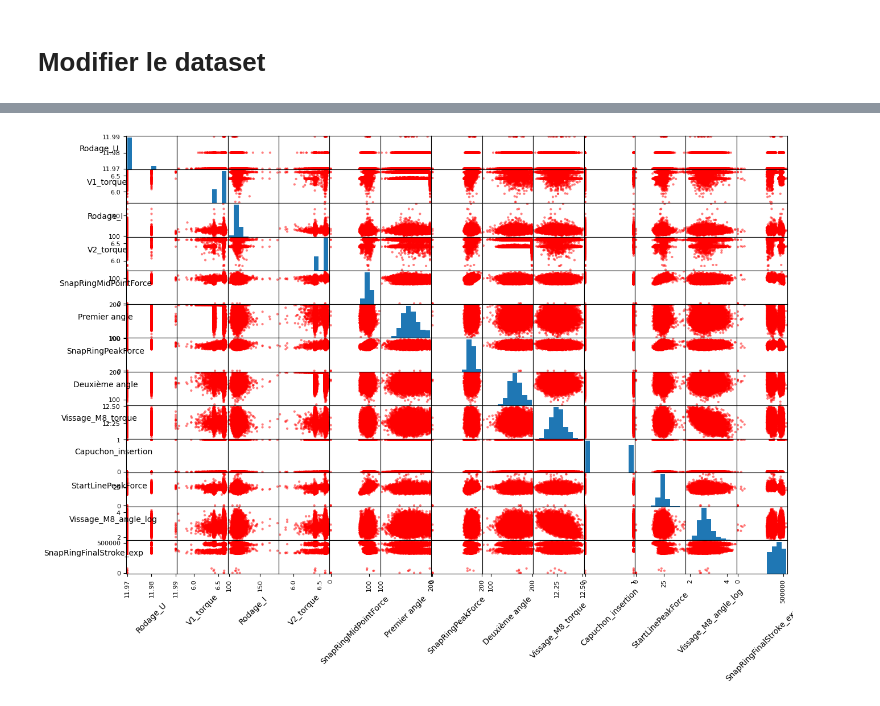
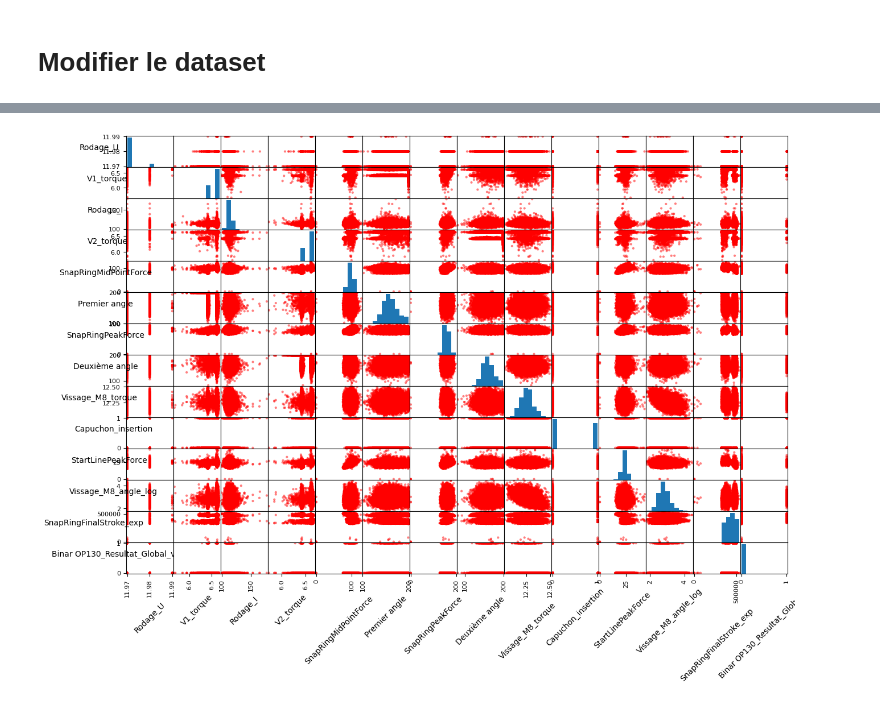
Before and after one commit to TonioHathos/AI_Valeo, a Jupyter notebook: Pre_processing_dataset_yudi.ipynb, the cells around one changed output, grey strips where cells are left out. Drawn from its saved outputs; the diff is of its cells as text; code cells hidden in the pictures.

```diff
--- a/Pre_processing_dataset_yudi.ipynb
+++ b/Pre_processing_dataset_yudi.ipynb
@@ -321,7 +321,7 @@ cols_change = ['Vissage_M8_angle','SnapRingFinalStroke']
 # %% [markdown]
 Columns qui n'ont rien changé
 # %%
-cols_Nchange = ['PROC_TRACEINFO','Rodage_U', 'V1_torque','Rodage_I','V2_torque','SnapRingMidPointForce', 'Premier angle', 'SnapRingPeakForce','Deuxième angle', 'Vissage_M8_torque','Capuchon_insertion','StartLinePeakForce']
+cols_Nchange = ['Rodage_U', 'V1_torque','Rodage_I','V2_torque','SnapRingMidPointForce', 'Premier angle', 'SnapRingPeakForce','Deuxième angle', 'Vissage_M8_torque','Capuchon_insertion','StartLinePeakForce']
 #df_training_inputs
 # %% [markdown]
 Definition des changements
@@ -424,3 +423,6 @@ df_training_inputs['Capuchon_insertion'] = df_training_inputs['Capuchon_insertio
 
 # Substitua os valores não nulos por 1
 df_training_inputs['Capuchon_insertion'] = df_training_inputs['Capuchon_insertion'].apply(lambda x: 1 if x != 0 else x)
+# %%
+df_training_inputs = pd.merge(df_training_inputs, df_training_output, on='PROC_TRACEINFO')
+df_training_inputs = df_training_inputs.drop(columns=["PROC_TRACEINFO"])
@@ -427,2 +441,4 @@ df_training_inputs['Capuchon_insertion'] = df_training_inputs['Capuchon_insertio
+# %%
+cols_to_plot2 = cols_to_plot + ['Binar OP130_Resultat_Global_v']
 # %%
 df_training_inputs[cols_change + cols_change_transf].describe()
@@ -439,9 +445,9 @@ df_training_inputs[cols_change + cols_change_transf].describe()
 # %%
 msno.matrix(df_training_inputs)
 # %%
-sm = scatter_matrix(df_training_inputs[cols_to_plot],figsize = (15, 10), alpha = 0.5, color = 'red')
+sm = scatter_matrix(df_training_inputs[cols_to_plot2],figsize = (15, 10), alpha = 0.5, color = 'red')
 
 visualization.rotate_labels(sm)
 plt.show()
 # %% [output]
-[figure, old version]
+[figure, new version]
```
Also changed, not shown: parts of 3 cells of this notebook.
